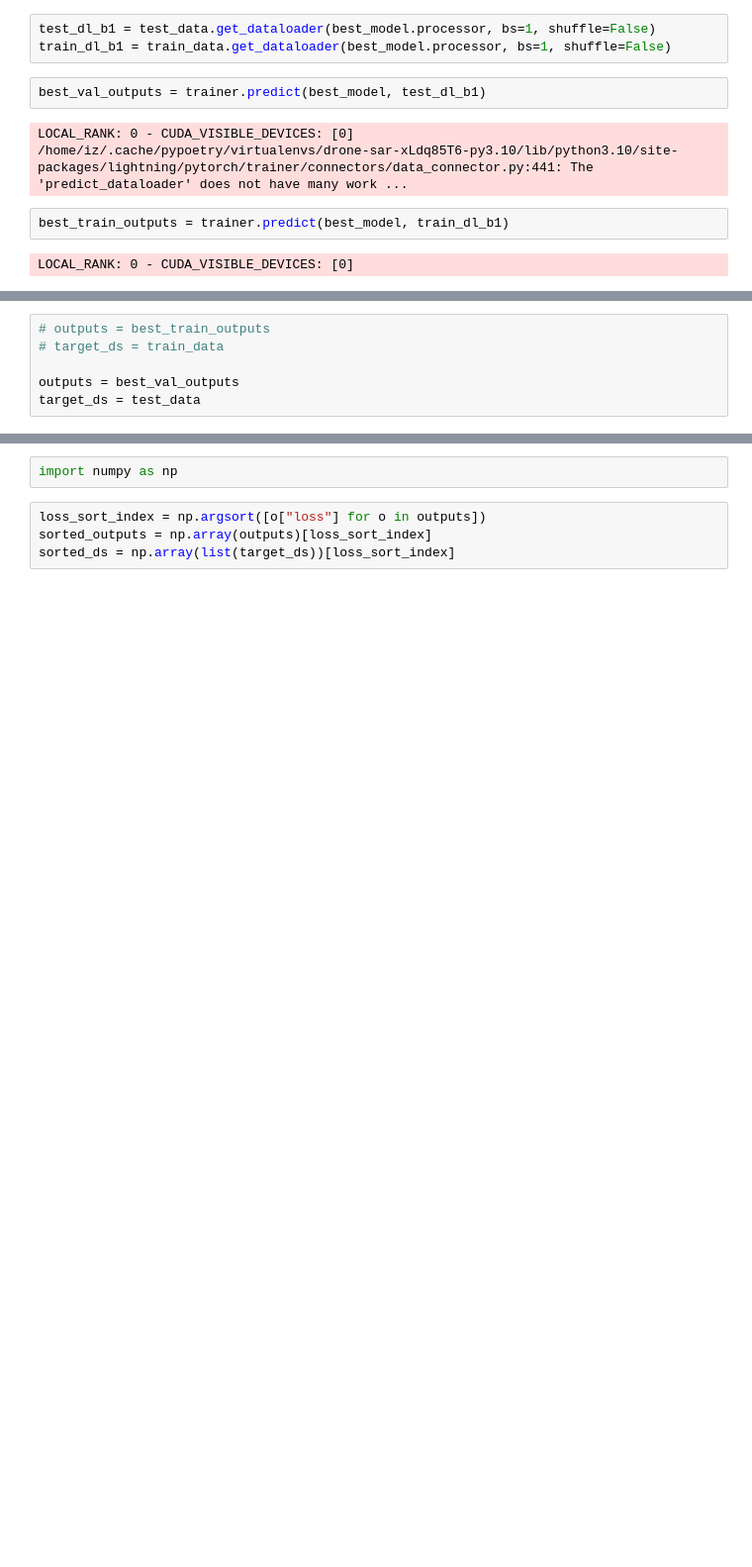
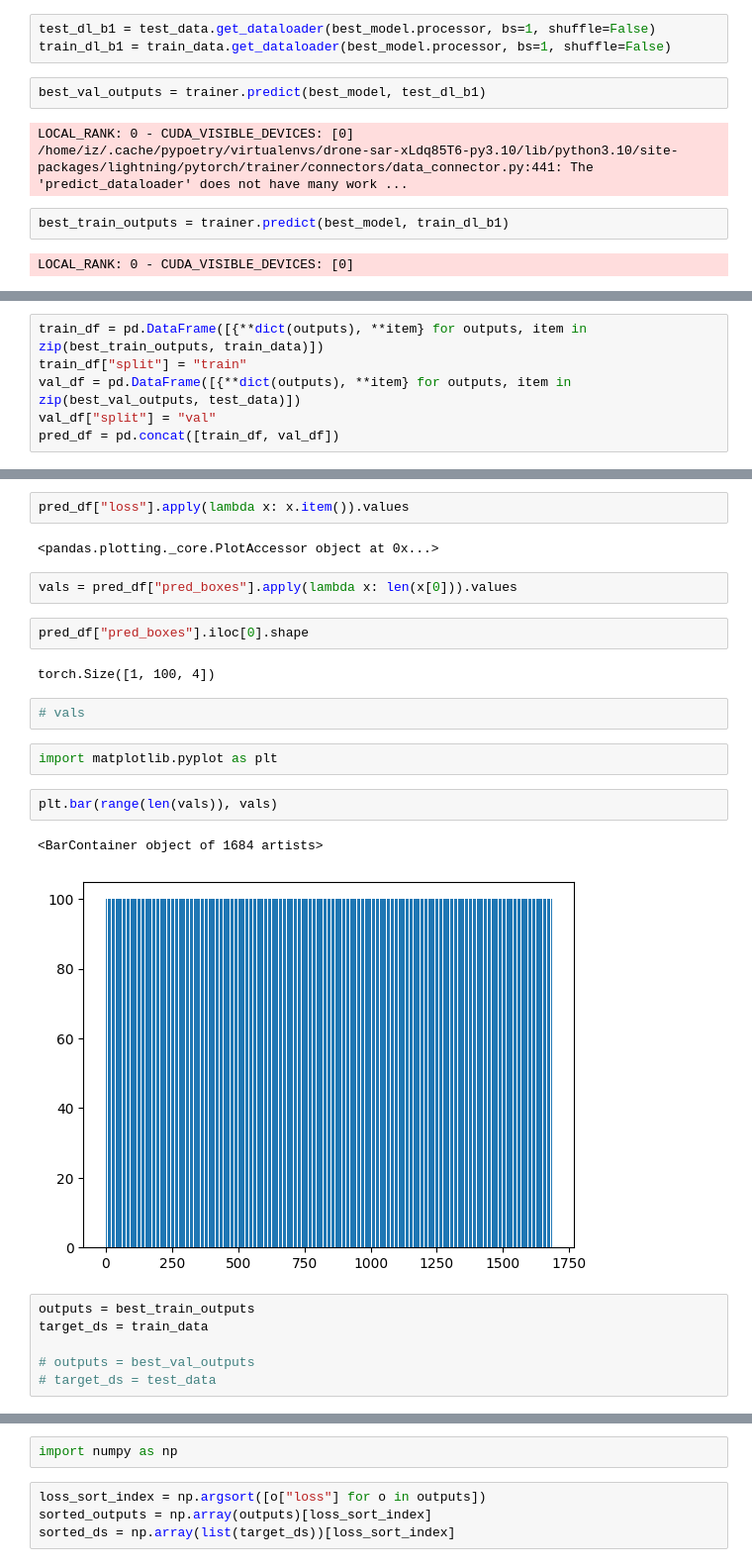
Before and after one commit to UniversityRescueSquad/DroneSearchAndRescue, a Jupyter notebook: notebooks/view-results.ipynb, the cells around one changed output, grey strips where cells are left out. Shown at 99% size. Saved outputs shown, nothing was run; the diff lists cells and outputs as text; blank space fills up the shorter version.

```diff
--- a/notebooks/view-results.ipynb
+++ b/notebooks/view-results.ipynb
@@ -43,0 +72,6 @@ LOCAL_RANK: 0 - CUDA_VISIBLE_DEVICES: [0]
+# %%
+train_df = pd.DataFrame([{**dict(outputs), **item} for outputs, item in zip(best_train_outputs, train_data)])
+train_df["split"] = "train"
+val_df = pd.DataFrame([{**dict(outputs), **item} for outputs, item in zip(best_val_outputs, test_data)])
+val_df["split"] = "val"
+pred_df = pd.concat([train_df, val_df])
@@ -44,6 +83,25 @@ LOCAL_RANK: 0 - CUDA_VISIBLE_DEVICES: [0]
+# %%
+pred_df["loss"].apply(lambda x: x.item()).values
+# %% [output]
+<pandas.plotting._core.PlotAccessor object at 0x...>
+# %%
+vals = pred_df["pred_boxes"].apply(lambda x: len(x[0])).values
+# %%
+pred_df["pred_boxes"].iloc[0].shape
+# %% [output]
+torch.Size([1, 100, 4])
+# %%
+# vals
+# %%
+import matplotlib.pyplot as plt
+# %%
+plt.bar(range(len(vals)), vals)
+# %% [output]
+<BarContainer object of 1684 artists>
+[figure, added]
 # %%
-# outputs = best_train_outputs
-# target_ds = train_data
+outputs = best_train_outputs
+target_ds = train_data
 
-outputs = best_val_outputs
-target_ds = test_data
+# outputs = best_val_outputs
+# target_ds = test_data
```
Also changed, not shown: parts of 12 cells of this notebook, 3 other files.
